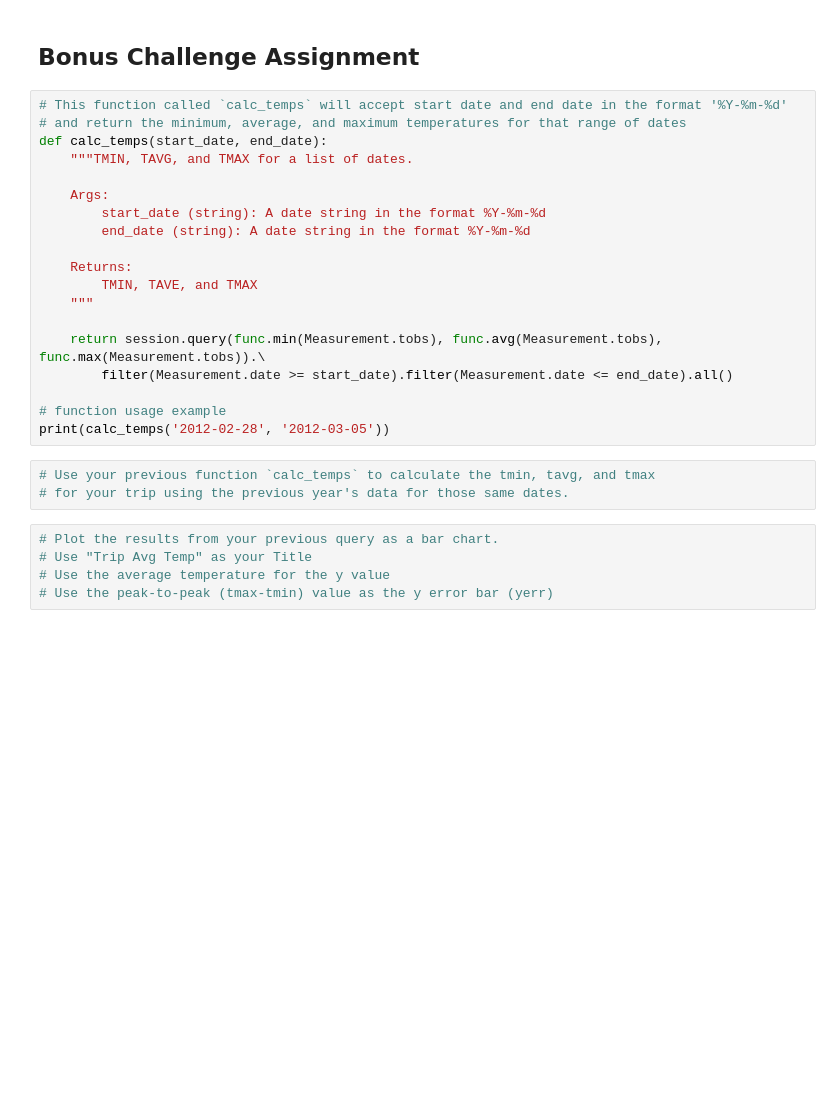
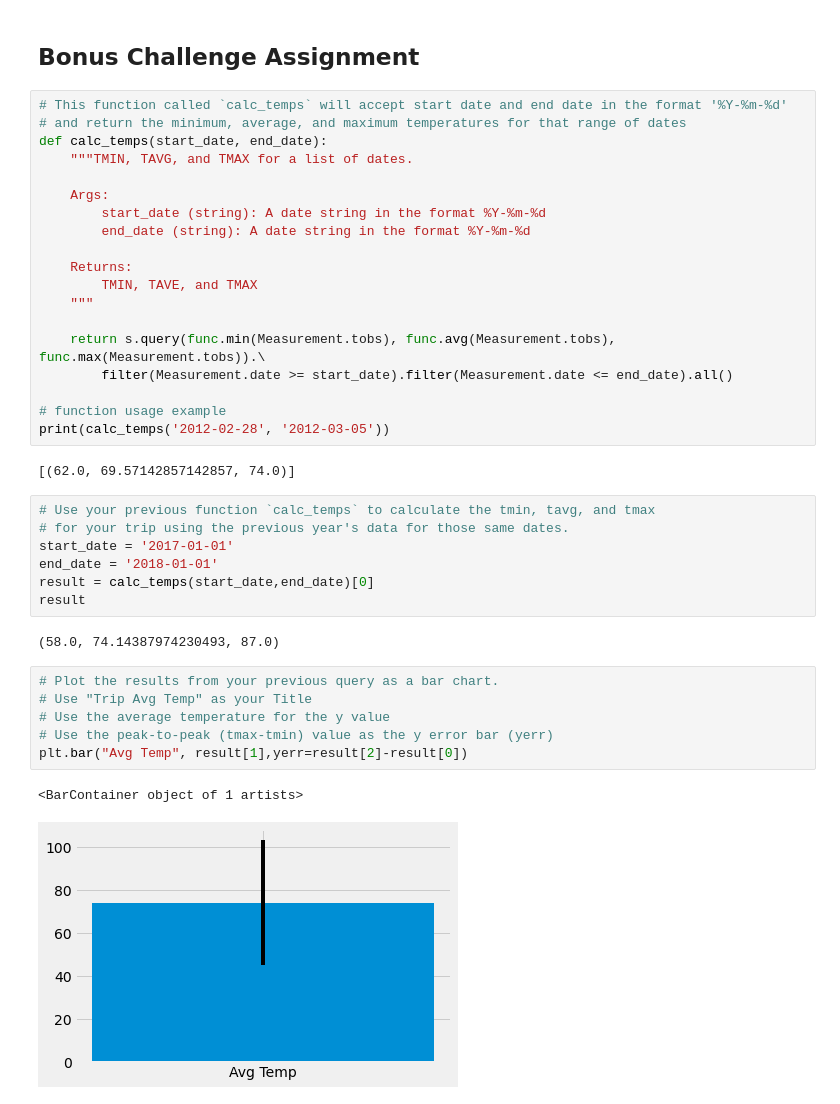
Before and after one commit to kpessa/sqlalchemy-challenge, a Jupyter notebook: sqlalchemy-challenge.ipynb, the cells around one changed output. Saved outputs shown, nothing was run; the diff lists cells and outputs as text; blank space fills up the shorter version.

```diff
--- a/sqlalchemy-challenge.ipynb
+++ b/sqlalchemy-challenge.ipynb
@@ -147,19 +144,31 @@ def calc_temps(start_date, end_date):
         TMIN, TAVE, and TMAX
     """
 
-    return session.query(func.min(Measurement.tobs), func.avg(Measurement.tobs), func.max(Measurement.tobs)).\
+    return s.query(func.min(Measurement.tobs), func.avg(Measurement.tobs), func.max(Measurement.tobs)).\
         filter(Measurement.date >= start_date).filter(Measurement.date <= end_date).all()
 
 # function usage example
 print(calc_temps('2012-02-28', '2012-03-05'))
+# %% [output]
+[(62.0, 69.57142857142857, 74.0)]
 # %%
 # Use your previous function `calc_temps` to calculate the tmin, tavg, and tmax
 # for your trip using the previous year's data for those same dates.
+start_date = '2017-01-01'
+end_date = '2018-01-01'
+result = calc_temps(start_date,end_date)[0]
+result
+# %% [output]
+(58.0, 74.14387974230493, 87.0)
 # %%
 # Plot the results from your previous query as a bar chart.
 # Use "Trip Avg Temp" as your Title
 # Use the average temperature for the y value
 # Use the peak-to-peak (tmax-tmin) value as the y error bar (yerr)
+plt.bar("Avg Temp", result[1],yerr=result[2]-result[0])
+# %% [output]
+<BarContainer object of 1 artists>
+[figure, added]
 # %%
 # Calculate the total amount of rainfall per weather station for your trip dates using the previous year's matching dates.
 # Sort this in descending order by precipitation amount and list the station, name, latitude, longitude, and elevation
```
Also changed, not shown: parts of 18 cells of this notebook.
